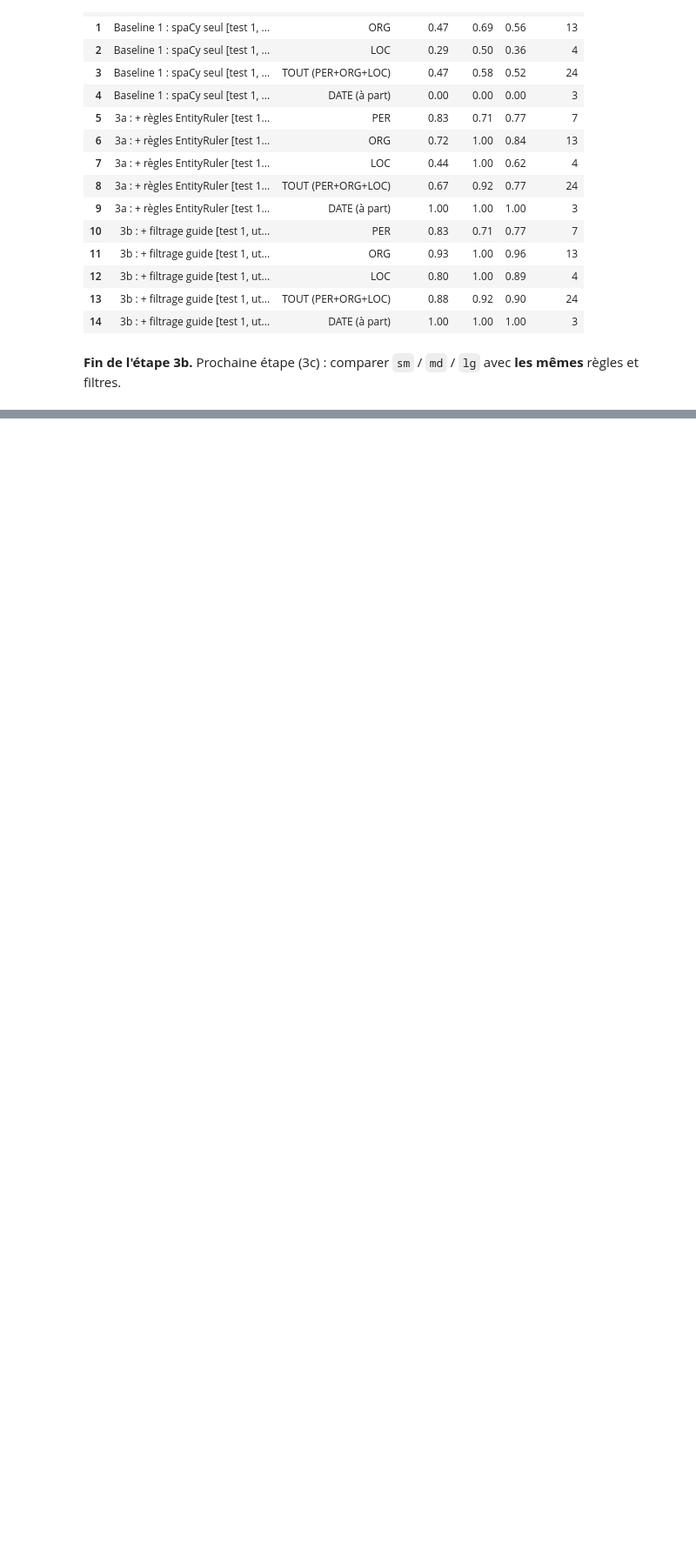
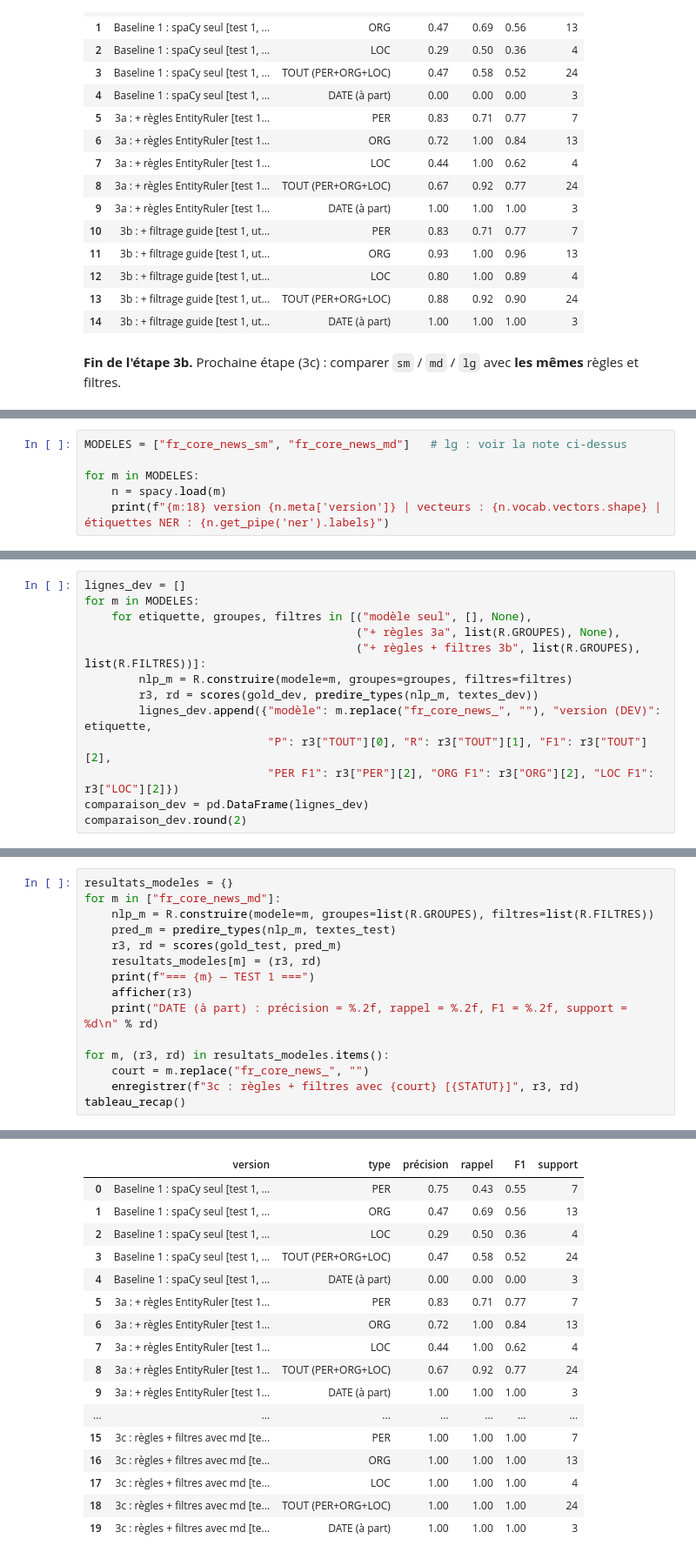
Before and after one commit to Mani26368/taln-ner-djibouti, a Jupyter notebook: notebooks/mako_ner_baseline.ipynb, the cells around one changed output, grey strips where cells are left out. Shown at 87% size. Cells and saved outputs as stored; diff of their text form; blank space fills up the shorter version.

Commit message:
Notebook : 3c comparaison sm / md (lg non testé)

```diff
--- a/notebooks/mako_ner_baseline.ipynb
+++ b/notebooks/mako_ner_baseline.ipynb
@@ -689,0 +706,6 @@ tableau_recap()
+# %%
+MODELES = ["fr_core_news_sm", "fr_core_news_md"]   # lg : voir la note ci-dessus
+
+for m in MODELES:
+    n = spacy.load(m)
+    print(f"{m:18} version {n.meta['version']} | vecteurs : {n.vocab.vectors.shape} | étiquettes NER : {n.get_pipe('ner').labels}")
@@ -689,0 +717,13 @@ tableau_recap()
+# %%
+lignes_dev = []
+for m in MODELES:
+    for etiquette, groupes, filtres in [("modèle seul", [], None),
+                                        ("+ règles 3a", list(R.GROUPES), None),
+                                        ("+ règles + filtres 3b", list(R.GROUPES), list(R.FILTRES))]:
+        nlp_m = R.construire(modele=m, groupes=groupes, filtres=filtres)
+        r3, rd = scores(gold_dev, predire_types(nlp_m, textes_dev))
+        lignes_dev.append({"modèle": m.replace("fr_core_news_", ""), "version (DEV)": etiquette,
+                           "P": r3["TOUT"][0], "R": r3["TOUT"][1], "F1": r3["TOUT"][2],
+                           "PER F1": r3["PER"][2], "ORG F1": r3["ORG"][2], "LOC F1": r3["LOC"][2]})
+comparaison_dev = pd.DataFrame(lignes_dev)
+comparaison_dev.round(2)
@@ -689,0 +761,16 @@ tableau_recap()
+# %%
+resultats_modeles = {}
+for m in ["fr_core_news_md"]:
+    nlp_m = R.construire(modele=m, groupes=list(R.GROUPES), filtres=list(R.FILTRES))
+    pred_m = predire_types(nlp_m, textes_test)
+    r3, rd = scores(gold_test, pred_m)
+    resultats_modeles[m] = (r3, rd)
+    print(f"=== {m} — TEST 1 ===")
+    afficher(r3)
+    print("DATE (à part) : précision = %.2f, rappel = %.2f, F1 = %.2f, support = %d\n" % rd)
+
+for m, (r3, rd) in resultats_modeles.items():
+    court = m.replace("fr_core_news_", "")
+    enregistrer(f"3c : règles + filtres avec {court} [{STATUT}]", r3, rd)
+tableau_recap()
+# %% [output]
@@ -689,0 +784,17 @@ tableau_recap()
+|  | version | type | précision | rappel | F1 | support |
+| 0 | Baseline 1 : spaCy seul [test 1, ... | PER | 0.75 | 0.43 | 0.55 | 7 |
+| 1 | Baseline 1 : spaCy seul [test 1, ... | ORG | 0.47 | 0.69 | 0.56 | 13 |
+| 2 | Baseline 1 : spaCy seul [test 1, ... | LOC | 0.29 | 0.50 | 0.36 | 4 |
+| 3 | Baseline 1 : spaCy seul [test 1, ... | TOUT (PER+ORG+LOC) | 0.47 | 0.58 | 0.52 | 24 |
+| 4 | Baseline 1 : spaCy seul [test 1, ... | DATE (à part) | 0.00 | 0.00 | 0.00 | 3 |
+| 5 | 3a : + règles EntityRuler [test 1... | PER | 0.83 | 0.71 | 0.77 | 7 |
+| 6 | 3a : + règles EntityRuler [test 1... | ORG | 0.72 | 1.00 | 0.84 | 13 |
+| 7 | 3a : + règles EntityRuler [test 1... | LOC | 0.44 | 1.00 | 0.62 | 4 |
+| 8 | 3a : + règles EntityRuler [test 1... | TOUT (PER+ORG+LOC) | 0.67 | 0.92 | 0.77 | 24 |
+| 9 | 3a : + règles EntityRuler [test 1... | DATE (à part) | 1.00 | 1.00 | 1.00 | 3 |
+| ... | ... | ... | ... | ... | ... | ... |
+| 15 | 3c : règles + filtres avec md [te... | PER | 1.00 | 1.00 | 1.00 | 7 |
+| 16 | 3c : règles + filtres avec md [te... | ORG | 1.00 | 1.00 | 1.00 | 13 |
+| 17 | 3c : règles + filtres avec md [te... | LOC | 1.00 | 1.00 | 1.00 | 4 |
+| 18 | 3c : règles + filtres avec md [te... | TOUT (PER+ORG+LOC) | 1.00 | 1.00 | 1.00 | 24 |
+| 19 | 3c : règles + filtres avec md [te... | DATE (à part) | 1.00 | 1.00 | 1.00 | 3 |
```
Also changed, not shown: parts of 10 cells of this notebook.
